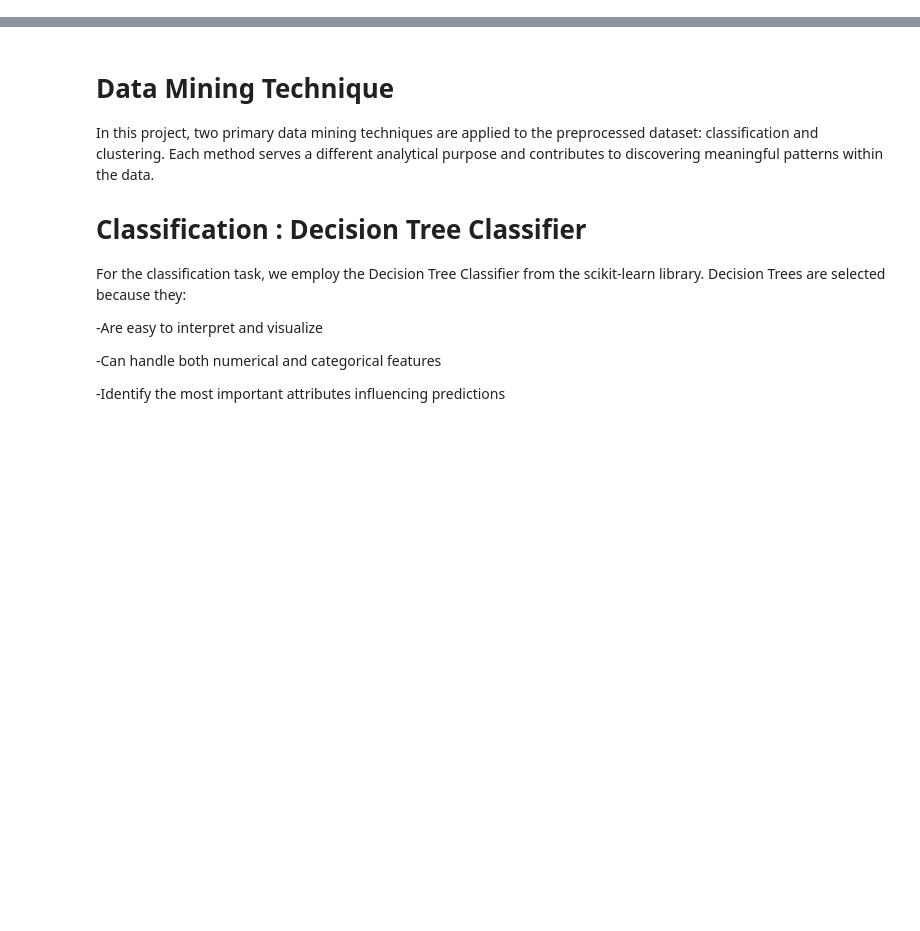
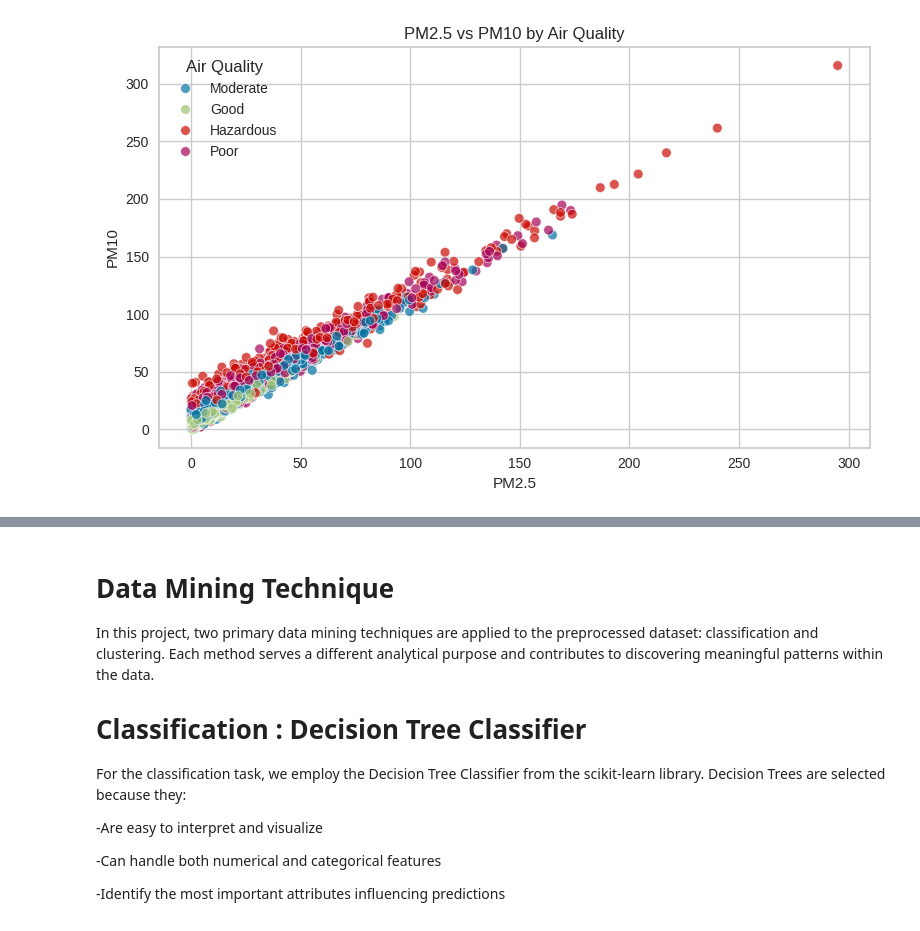
Before and after one commit to AdwaaNasser/DataMiningProject, a Jupyter notebook: Phase3.ipynb, the cells around one changed output, grey strips where cells are left out. Saved outputs shown, nothing was run; the diff lists cells and outputs as text; code cells hidden in the pictures; blank space fills up the shorter version.

```diff
--- a/Phase3.ipynb
+++ b/Phase3.ipynb
@@ -12,0 +231,11 @@ import seaborn as sns
+# %%
+# Example: scatter plot of PM2.5 vs PM10 colored by Air Quality
+plt.figure(figsize=(8,5))
+sns.scatterplot(data=df, x='PM2.5', y='PM10', hue='Air Quality', alpha=0.7)
+plt.title('PM2.5 vs PM10 by Air Quality')
+plt.xlabel('PM2.5')
+plt.ylabel('PM10')
+plt.tight_layout()
+plt.show()
+# %% [output]
+[figure, added]
```
Also changed, not shown: parts of 35 cells of this notebook.
